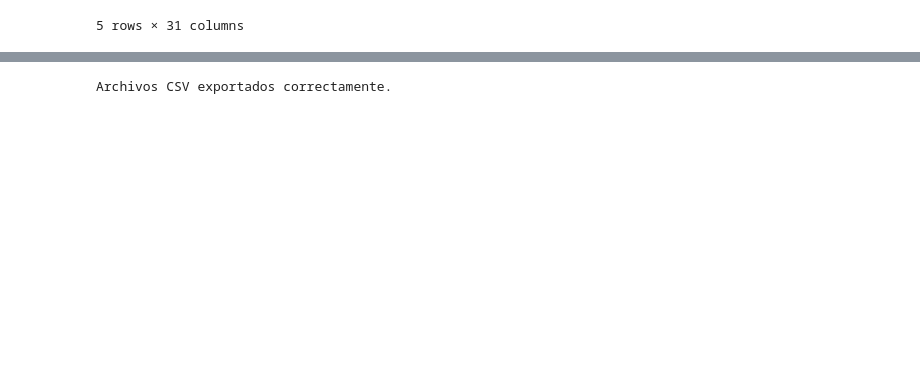
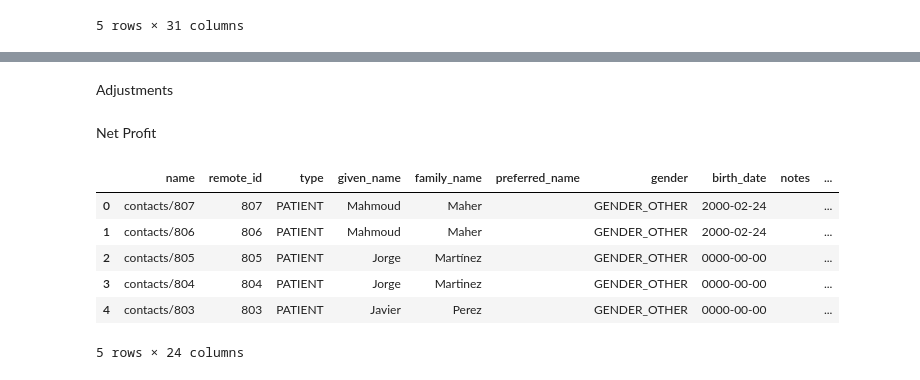
Before and after one commit to jorge210488/DentalRainMaker, a Jupyter notebook: dental_data_pipeline/data_api_connection.ipynb, the cells around one changed output, grey strips where cells are left out. Saved outputs shown, nothing was run; the diff lists cells and outputs as text; code cells hidden in the pictures; blank space fills up the shorter version.

```diff
--- a/dental_data_pipeline/data_api_connection.ipynb
+++ b/dental_data_pipeline/data_api_connection.ipynb
@@ -194,0 +462,2 @@ df_appointments.head()
+# %% [markdown]
+Adjustments
@@ -194,0 +467,2 @@ df_appointments.head()
+# %% [markdown]
+Net Profit
@@ -195,3 +472,13 @@ df_appointments.head()
+# %%
+df_contacts.head()
+# %% [output]
+|  | name | remote_id | type | given_name | family_name | preferred_name | gender | birth_date | notes | ... |
+| 0 | contacts/807 | 807 | PATIENT | Mahmoud | Maher |  | GENDER_OTHER | 2000-02-24 |  | ... |
+| 1 | contacts/806 | 806 | PATIENT | Mahmoud | Maher |  | GENDER_OTHER | 2000-02-24 |  | ... |
+| 2 | contacts/805 | 805 | PATIENT | Jorge | Martínez |  | GENDER_OTHER | 0000-00-00 |  | ... |
+| 3 | contacts/804 | 804 | PATIENT | Jorge | Martinez |  | GENDER_OTHER | 0000-00-00 |  | ... |
+| 4 | contacts/803 | 803 | PATIENT | Javier | Perez |  | GENDER_OTHER | 0000-00-00 |  | ... |
+5 rows × 24 columns
 # %%
 # Directorio donde se guardarán los archivos
 directorio = './datasets_BI/'
@@ -202,6 +489,7 @@ df_contacts.to_csv(directorio + 'df_contacts.csv', index=False)
 # Exportar df_appointments
 df_appointments.to_csv(directorio + 'df_appointments.csv', index=False)
 
+# Exportar df_appointments
+df_transactions.to_csv(directorio + 'df_transactions.csv', index=False)
+
 print("Archivos CSV exportados correctamente.")
-# %% [output]
-Archivos CSV exportados correctamente.
```
Also changed, not shown: parts of 34 cells of this notebook, 2 other files.
